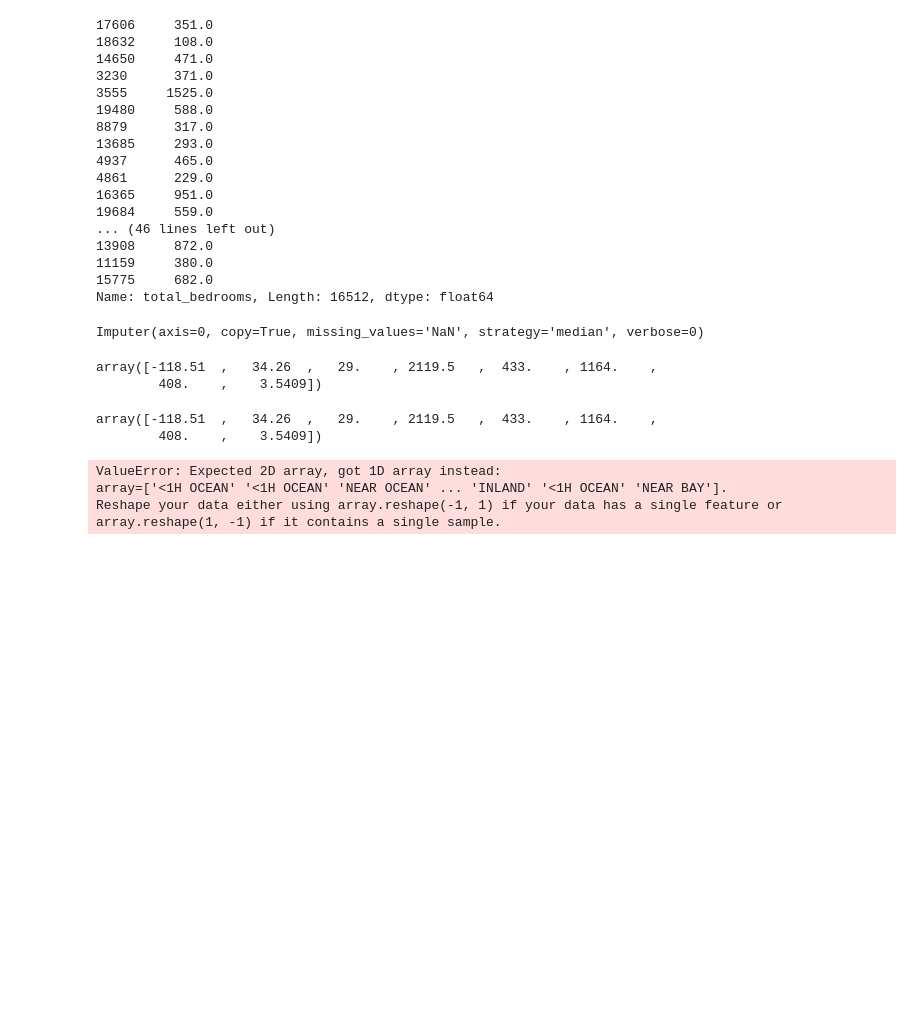
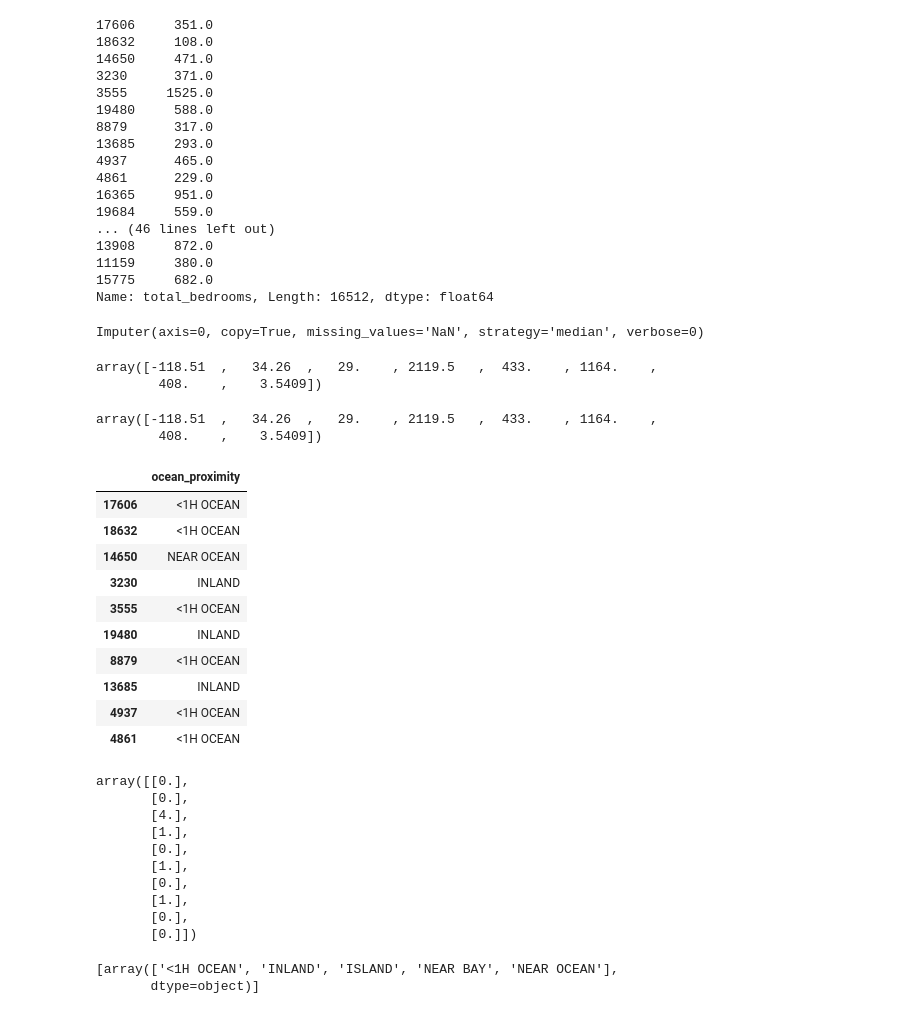
Before and after one commit to wjlxyz/Handson-ml, a Jupyter notebook: Chapter2_EndtoEnd_Machine_Learning_Project/endtoend_machine_learning_project.ipynb, the cells around one changed output. Drawn from its saved outputs; the diff is of its cells as text; code cells hidden in the pictures; blank space fills up the shorter version.

```diff
--- a/Chapter2_EndtoEnd_Machine_Learning_Project/endtoend_machine_learning_project.ipynb
+++ b/Chapter2_EndtoEnd_Machine_Learning_Project/endtoend_machine_learning_project.ipynb
@@ -293,14 +293,39 @@ array([-118.51  ,   34.26  ,   29.    , 2119.5   ,  433.    , 1164.    ,
 # %%
 X = imputer.transform(housing_num)
 housing_tr = pd.DataFrame(X, columns=housing_num.columns)
+# %%
+housing_cat = housing[['ocean_proximity']]
+housing_cat.head(10)
+# %% [output]
+|  | ocean_proximity |
+| 17606 | <1H OCEAN |
+| 18632 | <1H OCEAN |
+| 14650 | NEAR OCEAN |
+| 3230 | INLAND |
+| 3555 | <1H OCEAN |
+| 19480 | INLAND |
+| 8879 | <1H OCEAN |
+| 13685 | INLAND |
+| 4937 | <1H OCEAN |
+| 4861 | <1H OCEAN |
 # %%
 from future_encoders import OrdinalEncoder
 ordinal_encoder = OrdinalEncoder()
 housing_cat_encoded = ordinal_encoder.fit_transform(housing_cat)
 housing_cat_encoded[:10]
 # %% [output]
-ValueError: Expected 2D array, got 1D array instead:
-array=['<1H OCEAN' '<1H OCEAN' 'NEAR OCEAN' ... 'INLAND' '<1H OCEAN' 'NEAR BAY'].
-Reshape your data either using array.reshape(-1, 1) if your data has a single feature or array.reshape(1, -1) if it contains a single sample.
+array([[0.],
+       [0.],
+       [4.],
+       [1.],
+       [0.],
+       [1.],
+       [0.],
+       [1.],
+       [0.],
+       [0.]])
 # %%
 ordinal_encoder.categories_
+# %% [output]
+[array(['<1H OCEAN', 'INLAND', 'ISLAND', 'NEAR BAY', 'NEAR OCEAN'],
+       dtype=object)]
```
Also changed, not shown: parts of 2 cells of this notebook.
